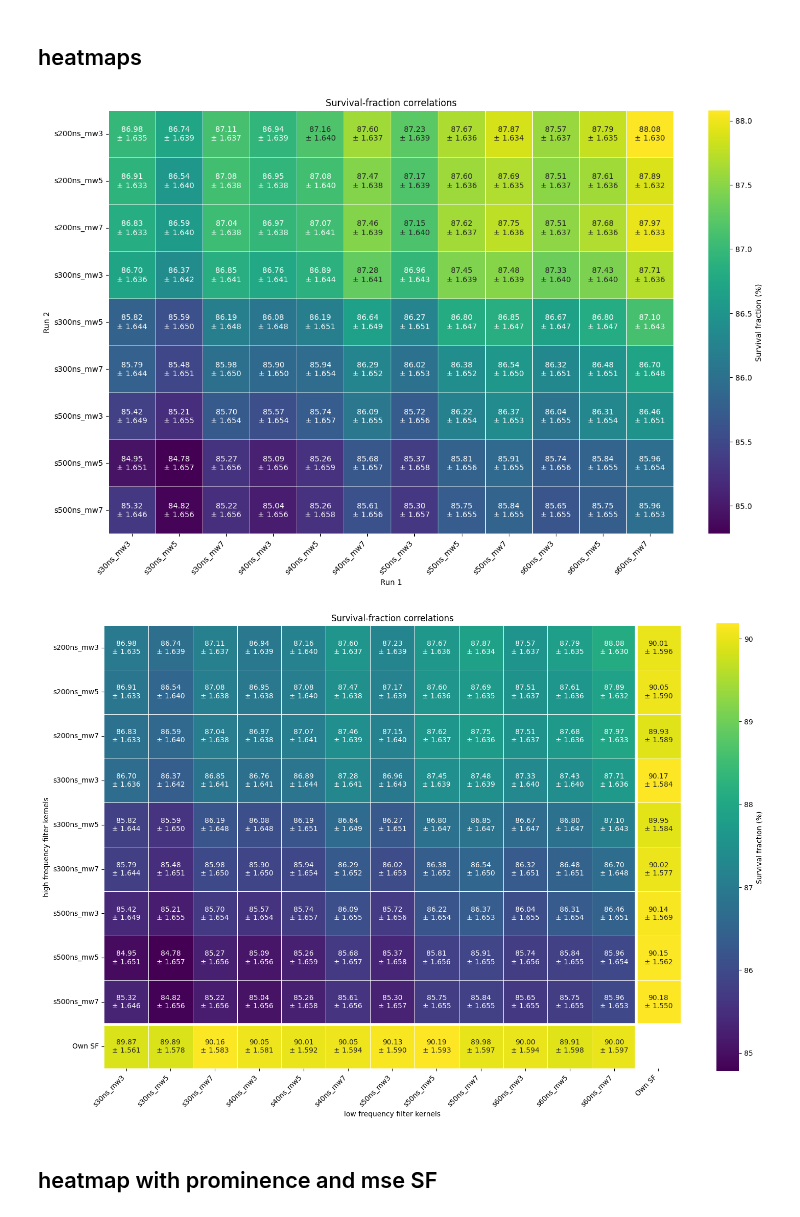
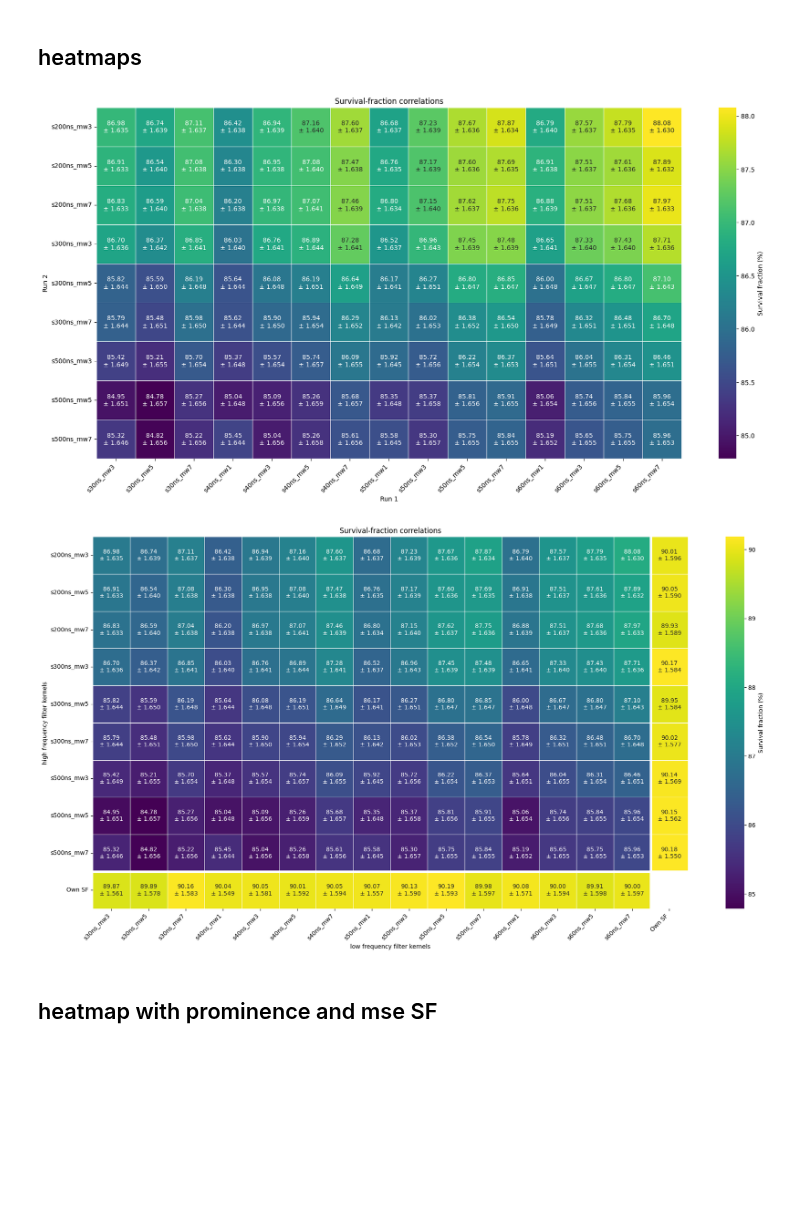
Before and after one commit to ZejunLi/AoverE_analysis, a Jupyter notebook: two_aoe_cuts/survival_fration_after_two_cuts_simu.ipynb, the cells around one changed output. Cells and saved outputs as stored; diff of their text form; code cells hidden in the pictures; blank space fills up the shorter version.

```diff
--- a/two_aoe_cuts/survival_fration_after_two_cuts_simu.ipynb
+++ b/two_aoe_cuts/survival_fration_after_two_cuts_simu.ipynb
@@ -272,12 +272,15 @@ x_runs = [
     "s30ns_mw3",
     "s30ns_mw5",
     "s30ns_mw7",
+    "s40ns_mw1",
     "s40ns_mw3",
     "s40ns_mw5",
     "s40ns_mw7",
+    "s50ns_mw1",
     "s50ns_mw3",
     "s50ns_mw5",
     "s50ns_mw7",
+    "s60ns_mw1",
     "s60ns_mw3",
     "s60ns_mw5",
     "s60ns_mw7",
@@ -335,34 +338,34 @@ fig, ax = plt.subplots(
 
 sns.heatmap(
     sf_values,
     annot=annotations,
     fmt="",
     mask=missing_mask,
     xticklabels=x_runs,
     yticklabels=y_runs,
     cmap="viridis",
     square=True,
     linewidths=0.5,
     ax=ax,
     annot_kws={"fontsize": 10},
     cbar_kws={"label": "Survival fraction (%)"},
 )
 
 ax.set_xlabel("Run 1")
 ax.set_ylabel("Run 2")
 ax.set_title("Survival-fraction correlations")
 
 ax.tick_params(axis="x", labelrotation=45, labelsize=10)
 ax.tick_params(axis="y", labelrotation=0, labelsize=10)
 
 # Align the rotated x labels.
 for label in ax.get_xticklabels():
     label.set_horizontalalignment("right")
 
 plt.tight_layout()
 plt.show()
 # %% [output]
-[figure, old version]
+[figure, new version]
 # %%
 n_x = len(x_runs)
 n_y = len(y_runs)
@@ -464,7 +467,7 @@ for label in ax.get_xticklabels():
 plt.tight_layout()
 plt.show()
 # %% [output]
-[figure, old version]
+[figure, new version]
 # %% [markdown]
 ## heatmap with prominence and mse SF
 # %%
```
Also changed, not shown: parts of 3 cells of this notebook, 3 other files.
